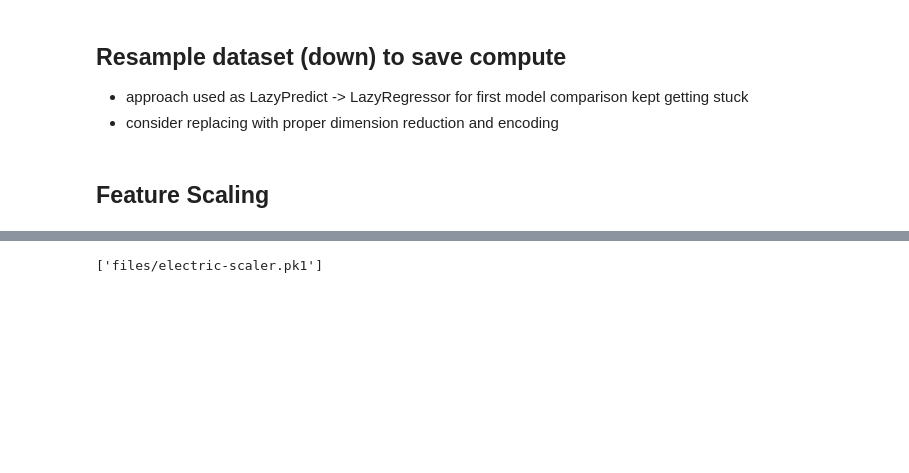
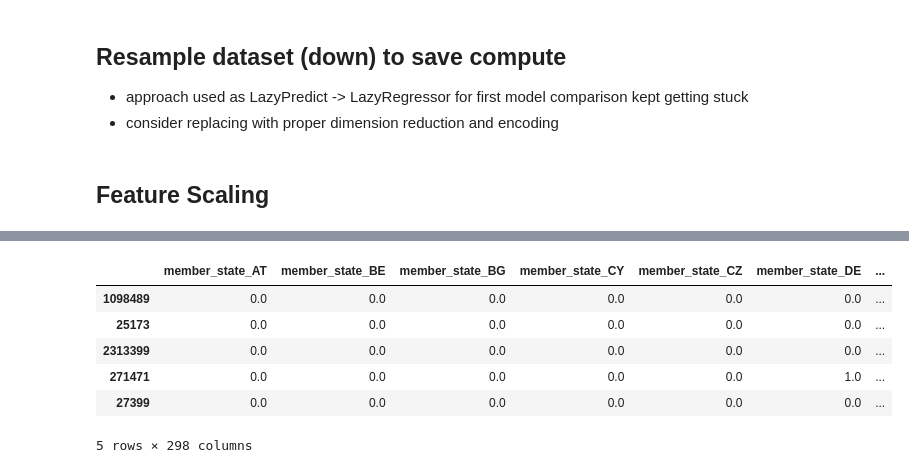
Before and after one commit to leonellb/car-co2-prediction, a Jupyter notebook: notebooks/app_emulation/1_5-electric-preprocessing_train_test_split.ipynb, the cells around one changed output, grey strips where cells are left out. Drawn from its saved outputs; the diff is of its cells as text; code cells hidden in the pictures; blank space fills up the shorter version.

```diff
--- a/notebooks/app_emulation/1_5-electric-preprocessing_train_test_split.ipynb
+++ b/notebooks/app_emulation/1_5-electric-preprocessing_train_test_split.ipynb
@@ -540,16 +498,32 @@ cat_cols, quant_cols = categorize_categorical_quantitive_cols(X)
+# %%
+# select columns to be scaled
+cols_to_be_scaled = X[["mass_vehicle", "engine_power", "year", "electric_range"]].columns
+# cols_no_scaling = X.drop(columns=cols_to_be_scaled).columns
 # %%
 # free up memory and delete unused variables
 del X, y
-# %%
-scaler = StandardScaler()
-X_train[quant_cols] = scaler.fit_transform(X_train[quant_cols])
-X_test[quant_cols] = scaler.fit_transform(X_test[quant_cols])
-
-# we're also scaling encoded columns, consider only encoding quant_cols
-# X_train.iloc[:, -5:]
+# %%
+# scale relevant columns (we're not scaling encoded cols)
+scaler = StandardScaler()
+X_train[cols_to_be_scaled] = scaler.fit_transform(X_train[cols_to_be_scaled])
+X_test[cols_to_be_scaled] = scaler.transform(X_test[cols_to_be_scaled])
+# %%
+# print to validate scaling
+X_train.head()
+# %% [output]
+|  | member_state_AT | member_state_BE | member_state_BG | member_state_CY | member_state_CZ | member_state_DE | ... |
+| 1098489 | 0.0 | 0.0 | 0.0 | 0.0 | 0.0 | 0.0 | ... |
+| 25173 | 0.0 | 0.0 | 0.0 | 0.0 | 0.0 | 0.0 | ... |
+| 2313399 | 0.0 | 0.0 | 0.0 | 0.0 | 0.0 | 0.0 | ... |
+| 271471 | 0.0 | 0.0 | 0.0 | 0.0 | 0.0 | 1.0 | ... |
+| 27399 | 0.0 | 0.0 | 0.0 | 0.0 | 0.0 | 0.0 | ... |
+5 rows × 298 columns
 # %%
 # Save the datasets and scaler
-joblib.dump((X_train, X_test, y_train, y_test), TRAIN_TEST_SPLIT_ELECTRIC_FILE)
-joblib.dump(scaler, SCALER_ELECTRIC_FILE)
+
+if DO_SAMPLE_DATA:
+    joblib.dump((X_train, X_test, y_train, y_test), TRAIN_TEST_SPLIT_ELECTRIC_FILE_SAMPLED)
+    joblib.dump(scaler, SCALER_ELECTRIC_FILE_SAMPLED)
+else:
+    joblib.dump((X_train, X_test, y_train, y_test), TRAIN_TEST_SPLIT_ELECTRIC_FILE)
+    joblib.dump(scaler, SCALER_ELECTRIC_FILE)
-# %% [output]
-['files/electric-scaler.pk1']
```
Also changed, not shown: parts of 10 cells of this notebook, 1 other file.
